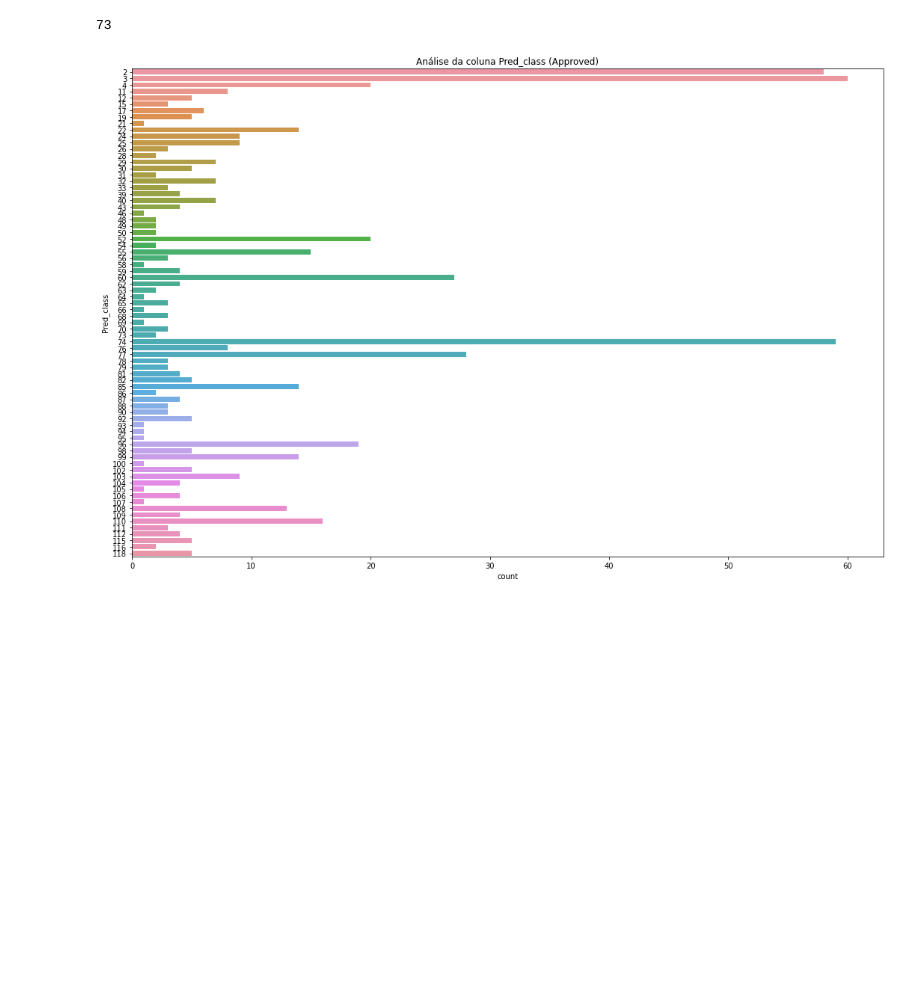
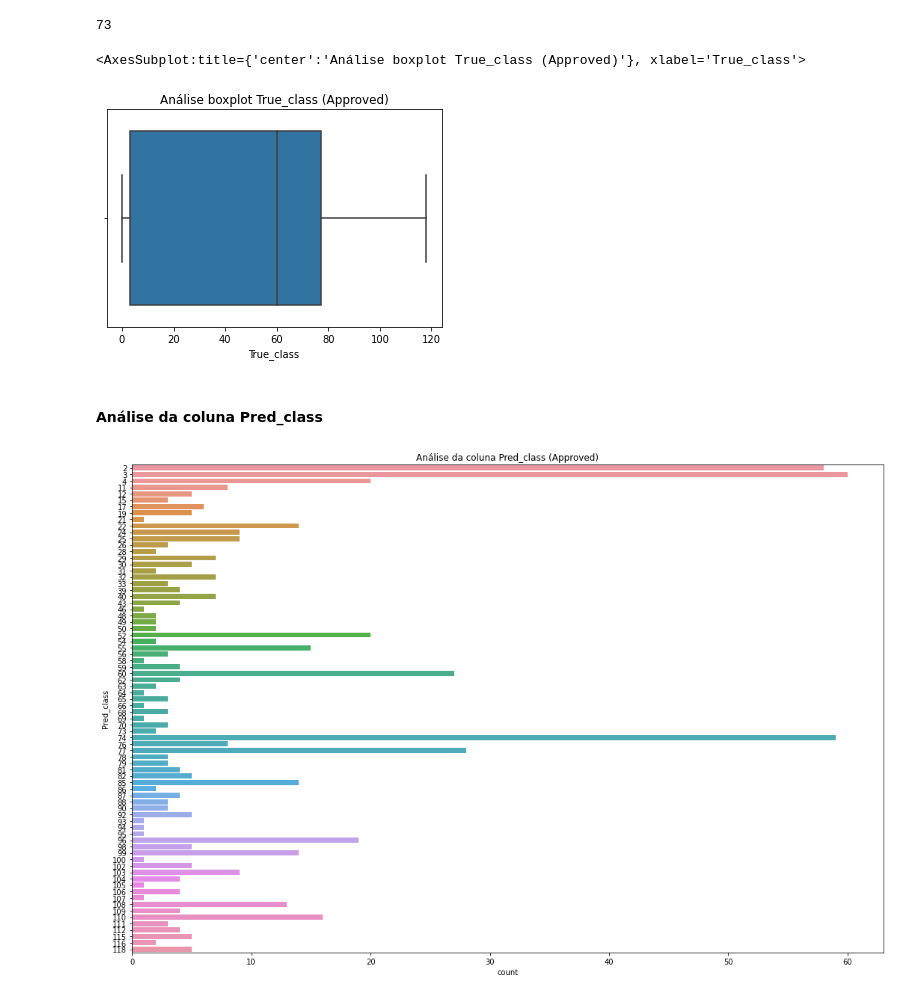
Before and after one commit to rafaelgreca/teste-smarkio-dsml, a Jupyter notebook: main.ipynb, the cells around one changed output. Saved outputs shown, nothing was run; the diff lists cells and outputs as text; code cells hidden in the pictures; blank space fills up the shorter version.

```diff
--- a/main.ipynb
+++ b/main.ipynb
@@ -233,6 +237,17 @@ dados_analise_ml_semnull_approved['True_class'].nunique()
 dados_analise_ml_semnull['True_class'].nunique()
 # %% [output]
 73
+# %%
+#analisando o boxplot da coluna, verificando se existe outlier
+fig = plt.figure(figsize=(6, 4))
+plt.title('Análise boxplot True_class (Approved)')
+sns.boxplot(dados_analise_ml_semnull_approved['True_class'])
+#fig.savefig('images/analise_classes_maior_acerto.png')
+# %% [output]
+<AxesSubplot:title={'center':'Análise boxplot True_class (Approved)'}, xlabel='True_class'>
+[figure, added]
+# %% [markdown]
+#### Análise da coluna Pred_class
 # %%
 #analisando a coluna 'pred_class'
 dados_analise_ml_semnull_approved = dados_analise_ml_semnull[dados_analise_ml_semnull['status'] == 'approved'].copy()
```
Also changed, not shown: parts of 10 cells of this notebook, 8 other files.
